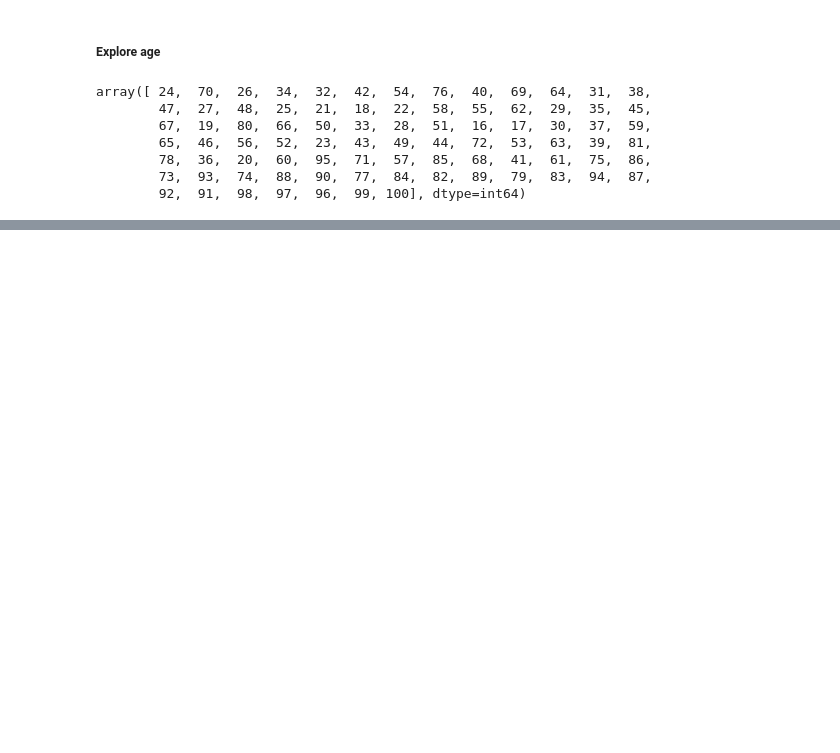
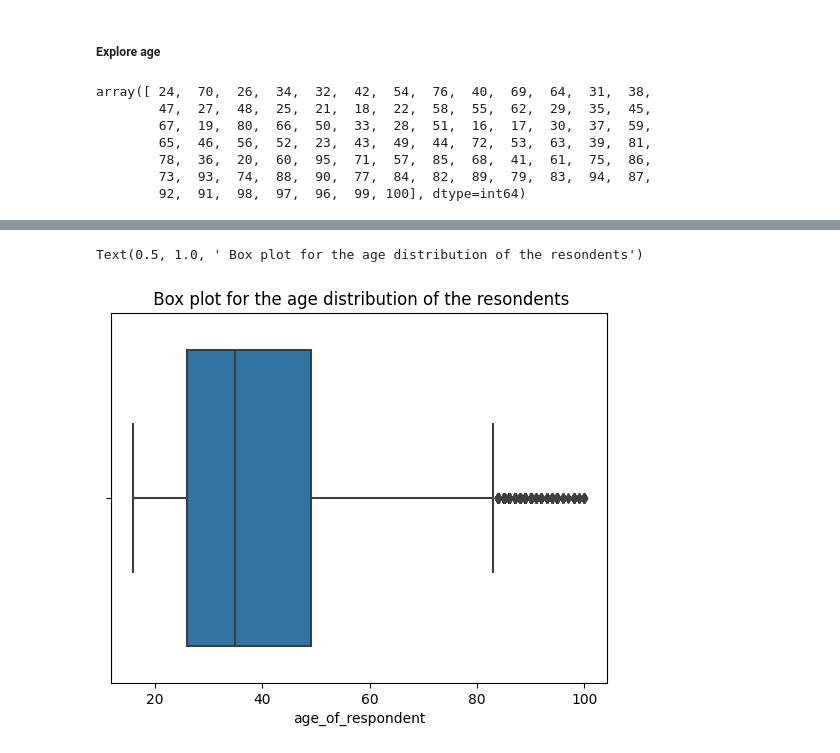
Before and after one commit to Njeri-Gitome/Financial_Inclusion_in_Africa, a Jupyter notebook: financial.ipynb, the cells around one changed output, grey strips where cells are left out. Saved outputs shown, nothing was run; the diff lists cells and outputs as text; code cells hidden in the pictures; blank space fills up the shorter version.

```diff
--- a/financial.ipynb
+++ b/financial.ipynb
@@ -177,0 +194,8 @@ sns.histplot(train, x ='age_of_respondent' ,bins=20, kde=True)
+# %%
+# Boxplot
+sns.boxplot(data = train, x='age_of_respondent')
+
+plt.title(' Box plot for the age distribution of the resondents')
+# %% [output]
+Text(0.5, 1.0, ' Box plot for the age distribution of the resondents')
+[figure, added]
```
Also changed, not shown: parts of 22 cells of this notebook.
